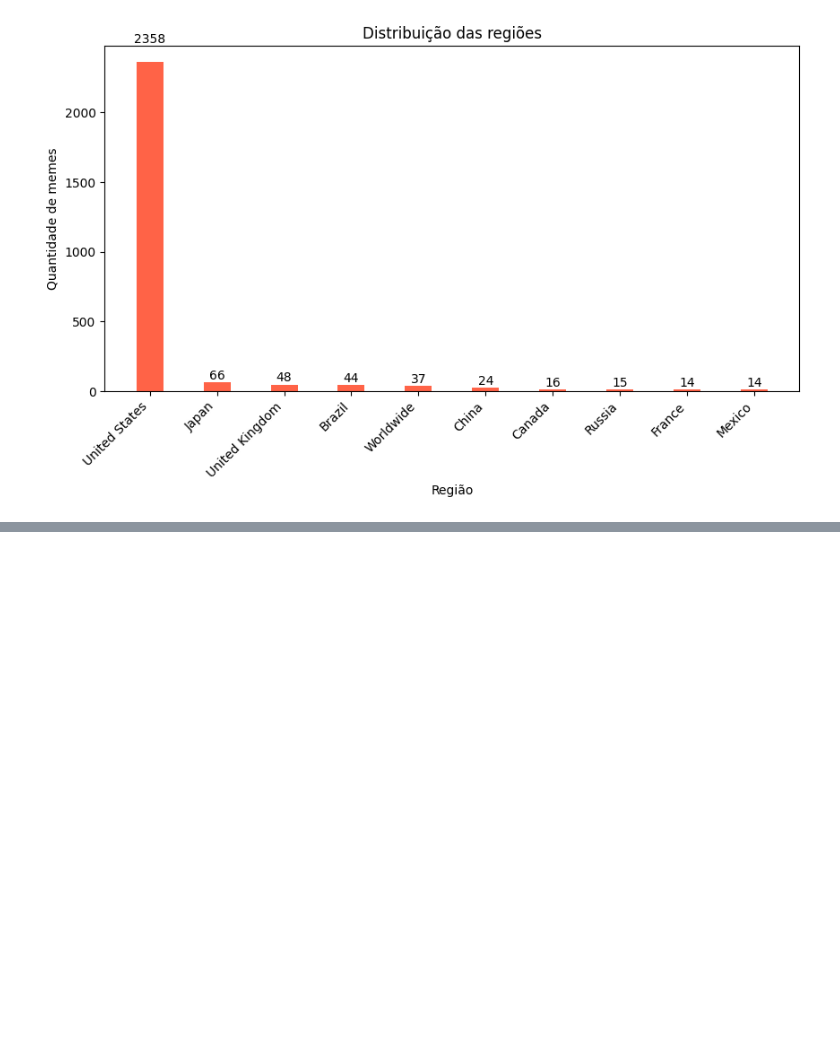
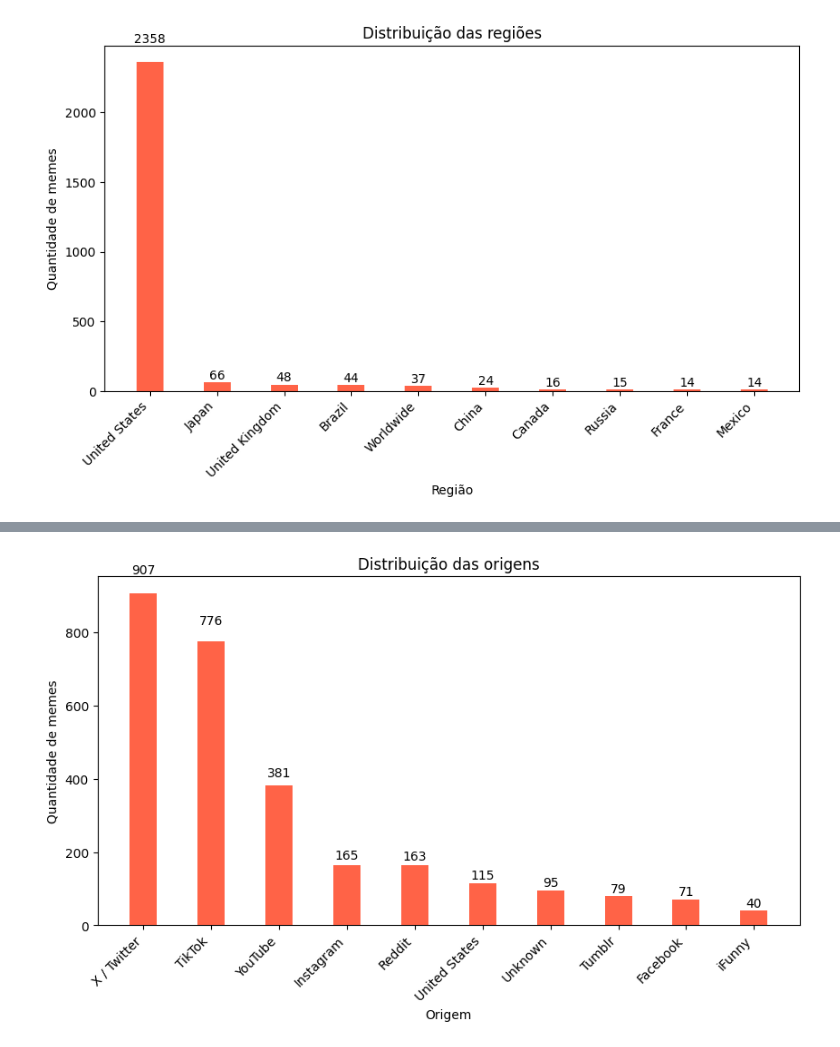
Before and after one commit to RdgFerreira/TPCompSocial, a Jupyter notebook: stats.ipynb, the cells around one changed output, grey strips where cells are left out. Drawn from its saved outputs; the diff is of its cells as text; code cells hidden in the pictures; blank space fills up the shorter version.

```diff
--- a/stats.ipynb
+++ b/stats.ipynb
@@ -73,34 +141,36 @@ plt.show()
 # %%
-year_list = [meme['Region'] for meme in memes if 'Region' in meme.keys()]
-regions_distribution = dict(Counter(regions_list))
+origins_list = [meme['Origin'] for meme in memes if 'Origin' in meme.keys()]
+origins_distribution = dict(Counter(origins_list))
 
-top10 = sorted(regions_distribution, key=lambda region:regions_distribution[region], reverse=True)[:10]
+top10 = sorted(origins_distribution, key=lambda origin:origins_distribution[origin], reverse=True)[:10]
 
-regions = list(top10)
-number_of_occurrencies = list([regions_distribution[region] for region in top10])
+origins = list(top10)
+number_of_occurrencies = list([origins_distribution[origin] for origin in top10])
 
 fig = plt.figure(figsize=(10, 5))
 
-rects = plt.bar(regions, number_of_occurrencies, color='tomato',
+rects = plt.bar(origins, number_of_occurrencies, color='tomato',
                 width=0.4)
 
-plt.xlabel("Região")
+plt.xlabel("Origem")
 plt.ylabel("Quantidade de memes")
-plt.title("Distribuição das regiões")
+plt.title("Distribuição das origens")
 plt.xticks(rotation=45, ha='right')
 
 
 def autolabel(rects):
     """
     Attach a text label above each bar displaying its height
     """
     for rect in rects:
         height = rect.get_height()
         plt.text(rect.get_x() + rect.get_width()/2., 1.05*height,
                  '%d' % int(height),
                  ha='center', va='bottom')
 
 
 autolabel(rects)
 
 plt.show()
+# %% [output]
+[figure, added]
```
Also changed, not shown: parts of 8 cells of this notebook.
